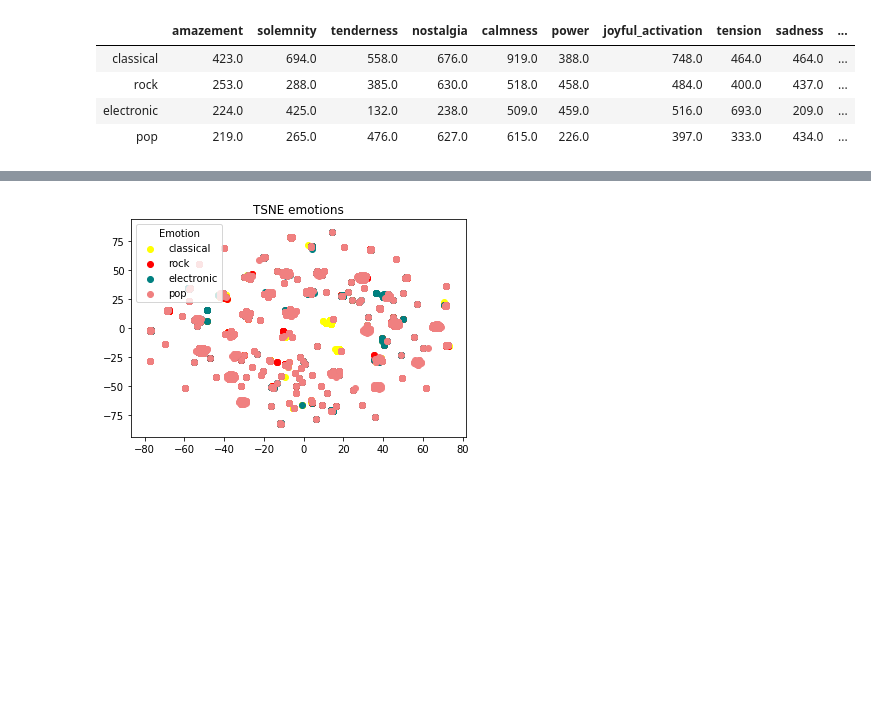
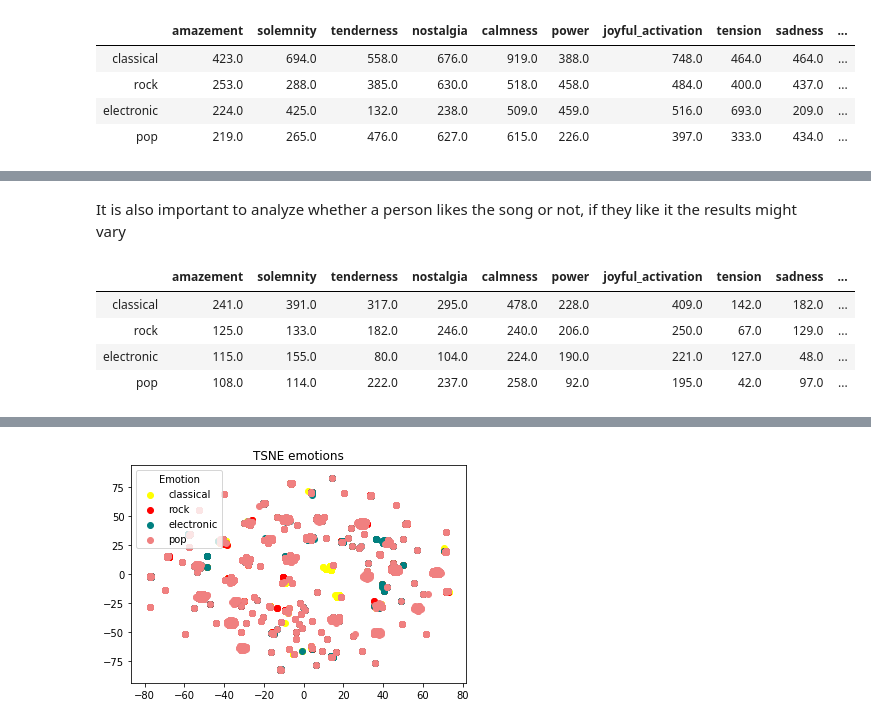
Before and after one commit to iurregog/MusicExploration, a Jupyter notebook: Emotify_exploration.ipynb, the cells around one changed output, grey strips where cells are left out. Saved outputs shown, nothing was run; the diff lists cells and outputs as text; code cells hidden in the pictures; blank space fills up the shorter version.

```diff
--- a/Emotify_exploration.ipynb
+++ b/Emotify_exploration.ipynb
@@ -117,0 +234,11 @@ plot_bar_emotions(3)
+# %% [markdown]
+It is also important to analyze whether a person likes the song or not, if they like it the results might vary
+# %%
+summarize_emotions_like = extract_statistics(like = 1)
+pd.DataFrame(data=summarize_emotions_like, index=["classical", "rock","electronic","pop"], columns=["amazement", "solemnity", "tenderness", "nostalgia", "calmness", "power", "joyful_activation", "tension", "sadness","total"])
+# %% [output]
+|  | amazement | solemnity | tenderness | nostalgia | calmness | power | joyful_activation | tension | sadness | ... |
+| classical | 241.0 | 391.0 | 317.0 | 295.0 | 478.0 | 228.0 | 409.0 | 142.0 | 182.0 | ... |
+| rock | 125.0 | 133.0 | 182.0 | 246.0 | 240.0 | 206.0 | 250.0 | 67.0 | 129.0 | ... |
+| electronic | 115.0 | 155.0 | 80.0 | 104.0 | 224.0 | 190.0 | 221.0 | 127.0 | 48.0 | ... |
+| pop | 108.0 | 114.0 | 222.0 | 237.0 | 258.0 | 92.0 | 195.0 | 42.0 | 97.0 | ... |
```
Also changed, not shown: parts of 10 cells of this notebook.
